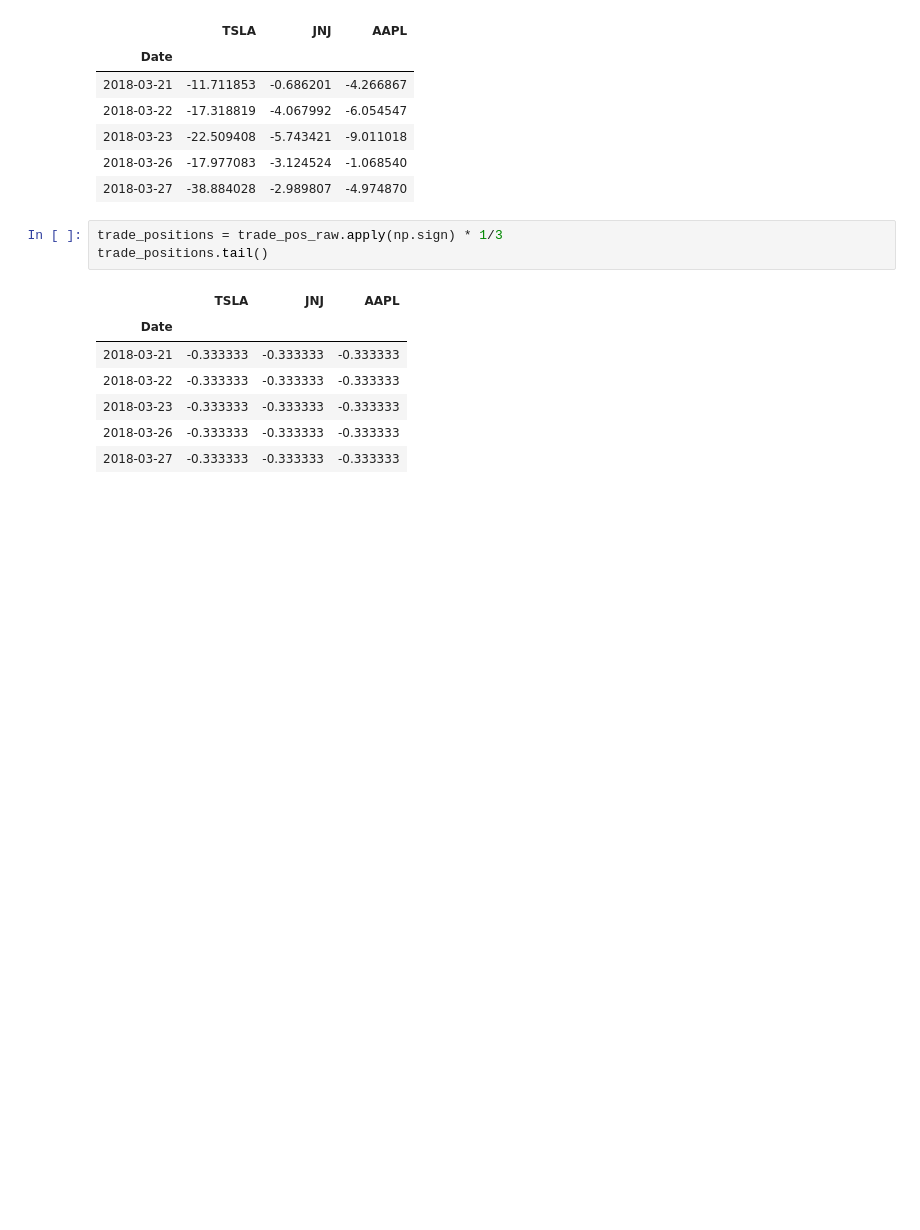
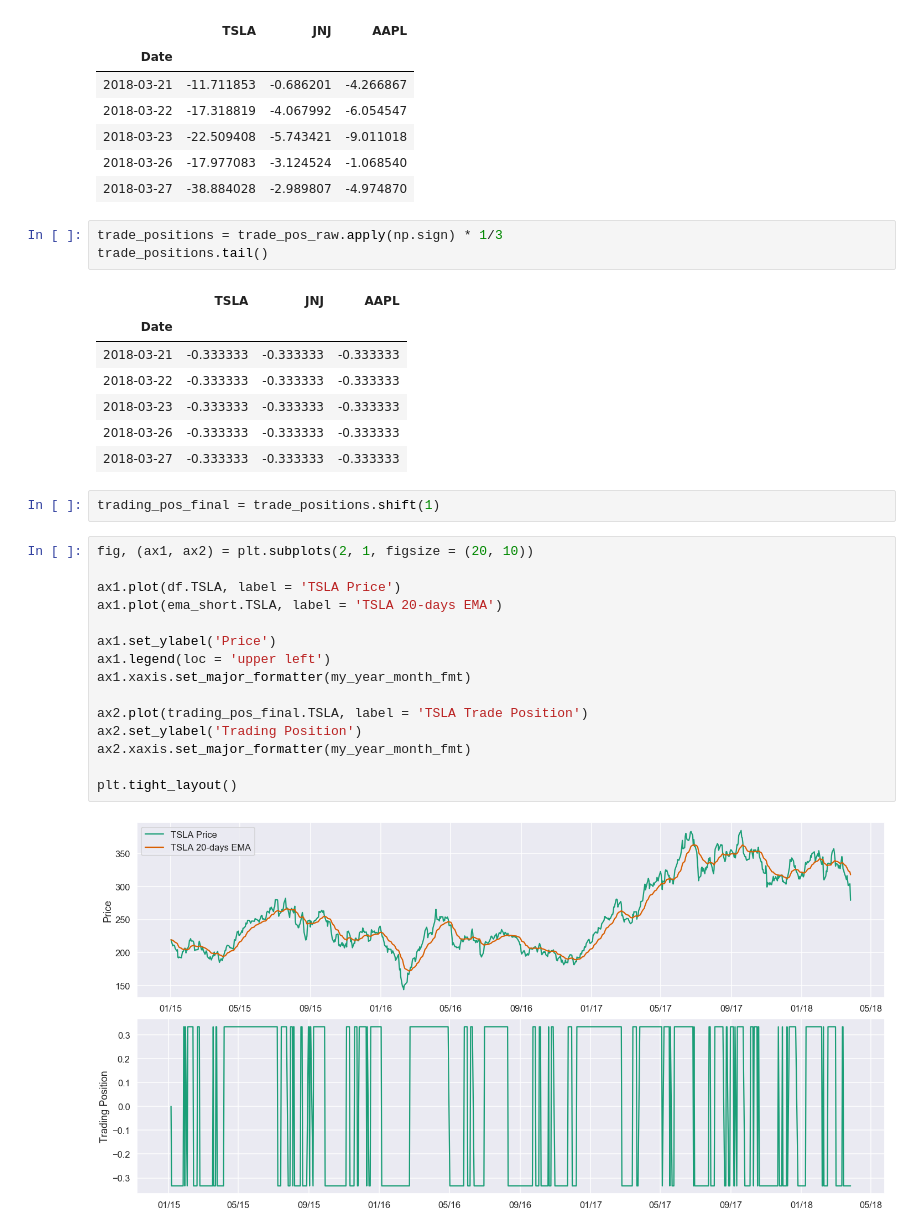
Before and after one commit to andrewcole33/moving_avg_trading, a Jupyter notebook: EMA.ipynb, the cells around one changed output. Drawn from its saved outputs; the diff is of its cells as text; blank space fills up the shorter version.

```diff
--- a/EMA.ipynb
+++ b/EMA.ipynb
@@ -84,3 +84,22 @@ trade_positions.tail()
 | 2018-03-23 | -0.333333 | -0.333333 | -0.333333 |
 | 2018-03-26 | -0.333333 | -0.333333 | -0.333333 |
 | 2018-03-27 | -0.333333 | -0.333333 | -0.333333 |
+# %%
+trading_pos_final = trade_positions.shift(1)
+# %%
+fig, (ax1, ax2) = plt.subplots(2, 1, figsize = (20, 10))
+
+ax1.plot(df.TSLA, label = 'TSLA Price')
+ax1.plot(ema_short.TSLA, label = 'TSLA 20-days EMA')
+
+ax1.set_ylabel('Price')
+ax1.legend(loc = 'upper left')
+ax1.xaxis.set_major_formatter(my_year_month_fmt)
+
+ax2.plot(trading_pos_final.TSLA, label = 'TSLA Trade Position')
+ax2.set_ylabel('Trading Position')
+ax2.xaxis.set_major_formatter(my_year_month_fmt)
+
+plt.tight_layout()
+# %% [output]
+[figure, added]
```
Also changed, not shown: parts of 7 cells of this notebook.
